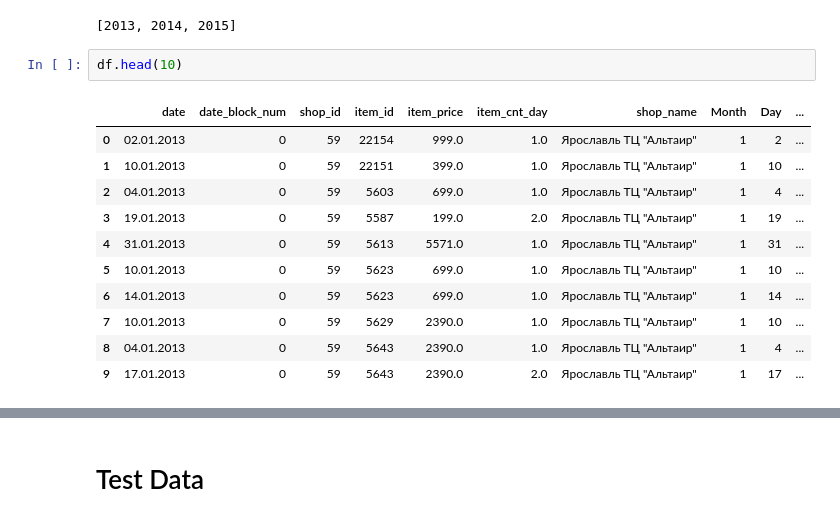
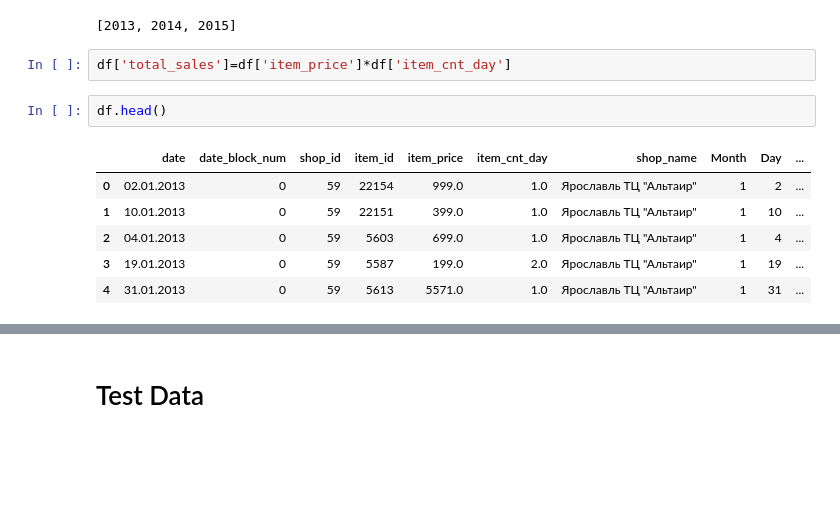
Before and after one commit to ScottySchmidt/MachineLearning, a Jupyter notebook: predictSales.ipynb, the cells around one changed output, grey strips where cells are left out. Saved outputs shown, nothing was run; the diff lists cells and outputs as text; blank space fills up the shorter version.

Commit message:
Kaggle Notebook | PredictSales | Version 4

```diff
--- a/predictSales.ipynb
+++ b/predictSales.ipynb
@@ -129,17 +129,14 @@ years=list(sorted(df['Year'].unique()))
 print(years)
 # %% [output]
 [2013, 2014, 2015]
+# %%
+df['total_sales']=df['item_price']*df['item_cnt_day']
 # %%
-df.head(10)
+df.head()
 # %% [output]
 |  | date | date_block_num | shop_id | item_id | item_price | item_cnt_day | shop_name | Month | Day | ... |
 | 0 | 02.01.2013 | 0 | 59 | 22154 | 999.0 | 1.0 | Ярославль ТЦ "Альтаир" | 1 | 2 | ... |
 | 1 | 10.01.2013 | 0 | 59 | 22151 | 399.0 | 1.0 | Ярославль ТЦ "Альтаир" | 1 | 10 | ... |
 | 2 | 04.01.2013 | 0 | 59 | 5603 | 699.0 | 1.0 | Ярославль ТЦ "Альтаир" | 1 | 4 | ... |
 | 3 | 19.01.2013 | 0 | 59 | 5587 | 199.0 | 2.0 | Ярославль ТЦ "Альтаир" | 1 | 19 | ... |
 | 4 | 31.01.2013 | 0 | 59 | 5613 | 5571.0 | 1.0 | Ярославль ТЦ "Альтаир" | 1 | 31 | ... |
-| 5 | 10.01.2013 | 0 | 59 | 5623 | 699.0 | 1.0 | Ярославль ТЦ "Альтаир" | 1 | 10 | ... |
-| 6 | 14.01.2013 | 0 | 59 | 5623 | 699.0 | 1.0 | Ярославль ТЦ "Альтаир" | 1 | 14 | ... |
-| 7 | 10.01.2013 | 0 | 59 | 5629 | 2390.0 | 1.0 | Ярославль ТЦ "Альтаир" | 1 | 10 | ... |
-| 8 | 04.01.2013 | 0 | 59 | 5643 | 2390.0 | 1.0 | Ярославль ТЦ "Альтаир" | 1 | 4 | ... |
-| 9 | 17.01.2013 | 0 | 59 | 5643 | 2390.0 | 2.0 | Ярославль ТЦ "Альтаир" | 1 | 17 | ... |
```
Also changed, not shown: parts of 3 cells of this notebook.
